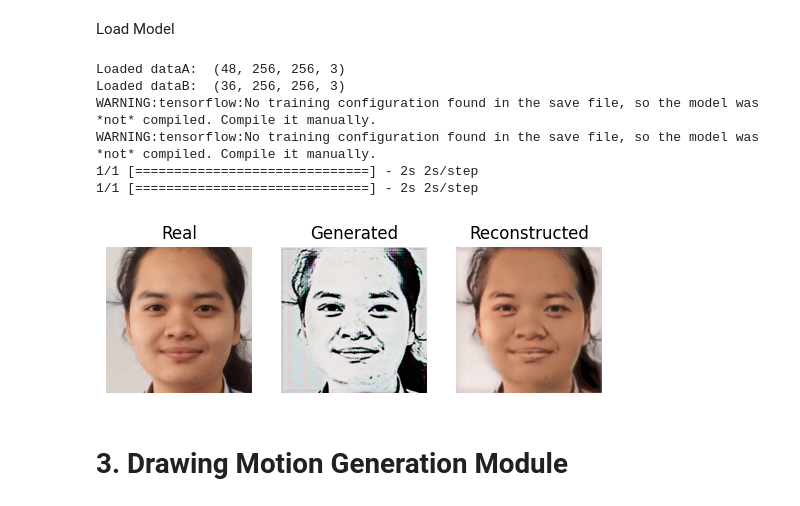
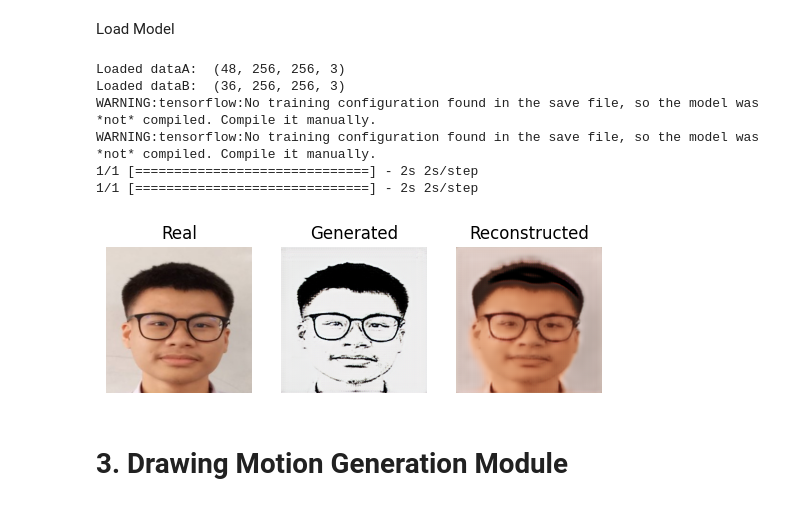
Before and after one commit to pipogood/FRA_503-IOT-Project, a Jupyter notebook: image_preprocess.ipynb, the cells around one changed output. Drawn from its saved outputs; the diff is of its cells as text; code cells hidden in the pictures.

```diff
--- a/image_preprocess.ipynb
+++ b/image_preprocess.ipynb
@@ -34,7 +34,7 @@ for i in range (0,len(list_dir)):
     # Draw rectangle around the faces and crop the faces
     for (x, y, w, h) in faces:
         # cv2.rectangle(img, (x, y), (x+w, y+h), (0, 0, 255), 2)
-        faces = img[y-20:y + h +20, x-20:x + w +20]
+        faces = img[y-100:y + h +20, x-20:x + w +20]
 
     resized_image = cv2.resize(faces, (256, 256))
     cv2.imwrite('F:\\FRA503_IOT\\Preprocess_Datasets\\face_%s.jpg' % (str(i)), resized_image)
@@ -155,8 +155,8 @@ def select_sample(dataset, n_samples):
 	# choose random instances
 	ix = randint(0, dataset.shape[0], n_samples)
 	# retrieve selected images
-	X = dataset[ix]
-	return X
+	X = dataset[26]
+	return X.reshape(1, 256, 256, 3)
 
 # plot the image, its translation, and the reconstruction
 def show_plot(imagesX, imagesY1, imagesY2):
@@ -191,56 +191,43 @@ def load_images(path, size=(256,256)):
 		data_list.append(pixels)
 	return asarray(data_list)
 
 
 dataA_all = load_images('F:\\FRA503_IOT\\Preprocess_Portrait_Dataset\\')
 print('Loaded dataA: ', dataA_all.shape)
 
 dataB_all = load_images('F:\\FRA503_IOT\\Preprocess_Datasets\\')
 print('Loaded dataB: ', dataB_all.shape)
 
-# load dataset
-A_data = resample(dataA_all,
-                 replace=True,
-                 n_samples=50,
-                 random_state=42) # reproducible results
-
-B_data = resample(dataB_all,
-                 replace=True,
-                 n_samples=50,
-                 random_state=42) # reproducible results
-
-
-
-A_data = (A_data - 127.5) / 127.5
-B_data = (B_data - 127.5) / 127.5
+A_data = (dataA_all - 127.5) / 127.5
+B_data = (dataB_all - 127.5) / 127.5
 
 
 # load the models
 cust = {'InstanceNormalization': InstanceNormalization}
-model_AtoB = load_model('g_model_AtoB_002200.h5', cust)
-model_BtoA = load_model('g_model_BtoA_002200.h5', cust)
+model_AtoB = load_model('g_model_AtoB_003400.h5', cust)
+model_BtoA = load_model('g_model_BtoA_003400.h5', cust)
 
-# plot A->B->A (Drawing to Portrait to Drawing)
+# # plot A->B->A (Drawing to Portrait to Drawing)
 
-# A_real = select_sample(A_data, 1)
-# B_generated  = model_AtoB.predict(A_real)
-# A_reconstructed = model_BtoA.predict(B_generated)
-# show_plot(A_real, B_generated, A_reconstructed)
+# # A_real = select_sample(A_data, 1)
+# # B_generated  = model_AtoB.predict(A_real)
+# # A_reconstructed = model_BtoA.predict(B_generated)
+# # show_plot(A_real, B_generated, A_reconstructed)
 
 # plot B->A->B (Portrait to Drawing to Portrait)
 
 B_real = select_sample(B_data, 1)
 A_generated  = model_BtoA.predict(B_real)
 B_reconstructed = model_AtoB.predict(A_generated)
 show_plot(B_real, A_generated, B_reconstructed)
 # %% [output]
 Loaded dataA:  (48, 256, 256, 3)
 Loaded dataB:  (36, 256, 256, 3)
 WARNING:tensorflow:No training configuration found in the save file, so the model was *not* compiled. Compile it manually.
 WARNING:tensorflow:No training configuration found in the save file, so the model was *not* compiled. Compile it manually.
 1/1 [==============================] - 2s 2s/step
 1/1 [==============================] - 2s 2s/step
-[figure, old version]
+[figure, new version]
 # %% [markdown]
 # 3. Drawing Motion Generation Module
 # %% [markdown]
```
Also changed, not shown: parts of 12 cells of this notebook, 4 other files.
